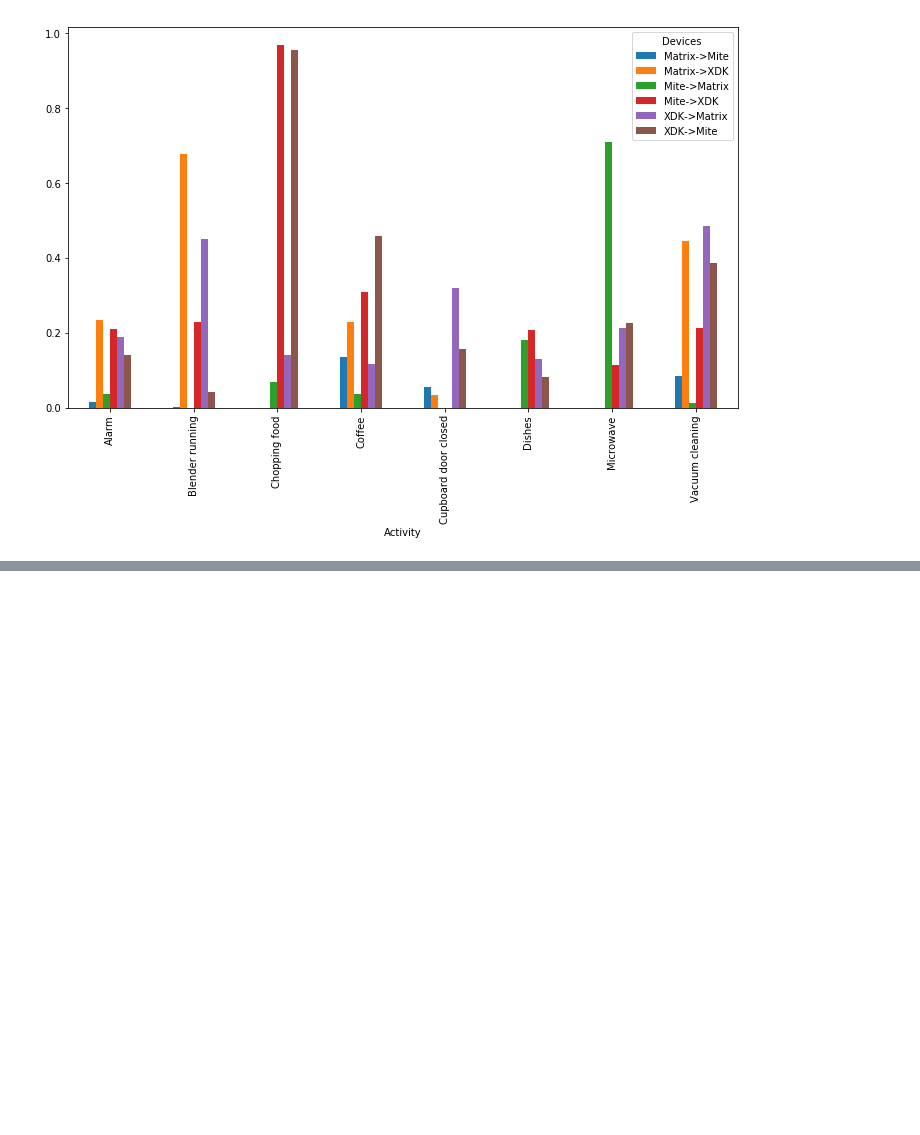
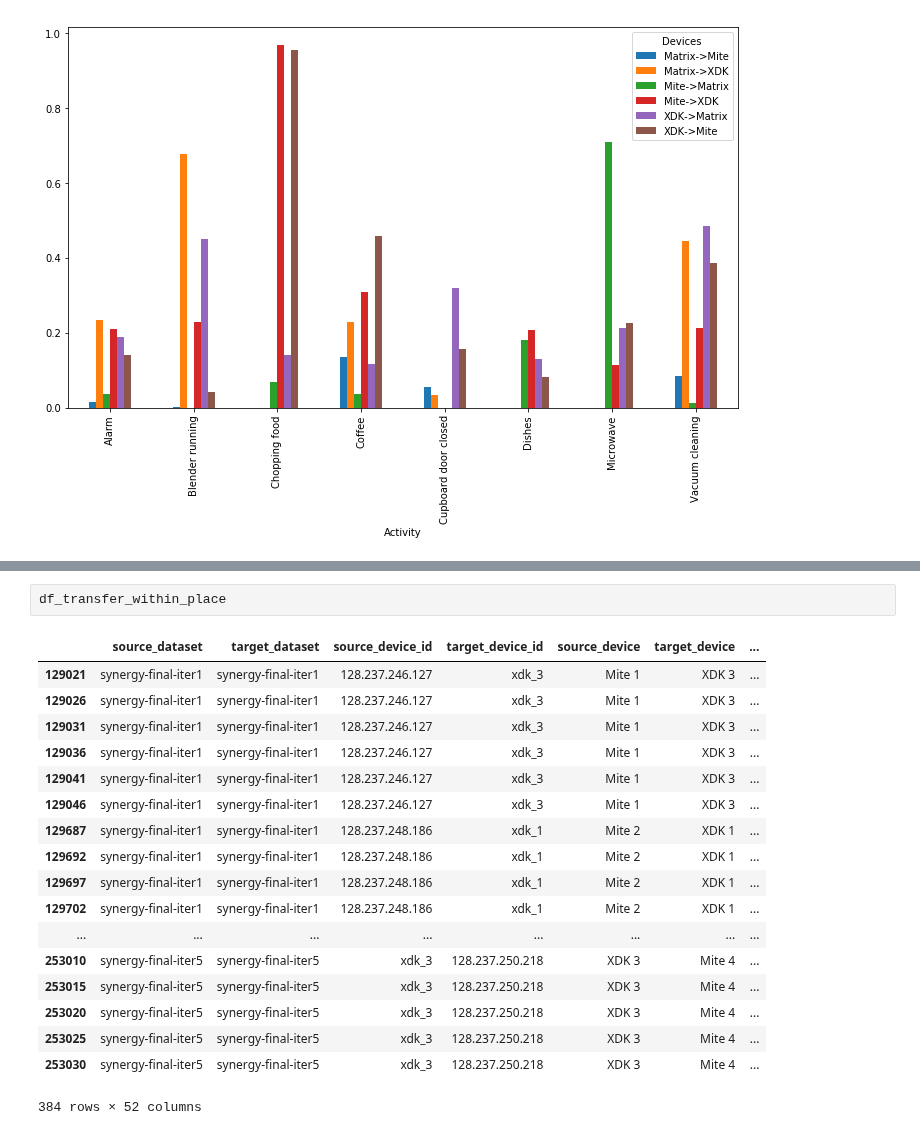
Before and after one commit to matus-tomlein/transfer-learning-playground, a Jupyter notebook: notebooks/single-activity-models/across-devices-analysis.ipynb, the cells around one changed output, grey strips where cells are left out. Saved outputs shown, nothing was run; the diff lists cells and outputs as text; blank space fills up the shorter version.

```diff
--- a/notebooks/single-activity-models/across-devices-analysis.ipynb
+++ b/notebooks/single-activity-models/across-devices-analysis.ipynb
@@ -437,0 +515,21 @@ df_transfer_within_place.pivot(index='Activity', columns='Devices', values=value
+# %%
+df_transfer_within_place
+# %% [output]
+|  | source_dataset | target_dataset | source_device_id | target_device_id | source_device | target_device | ... |
+| 129021 | synergy-final-iter1 | synergy-final-iter1 | 128.237.246.127 | xdk_3 | Mite 1 | XDK 3 | ... |
+| 129026 | synergy-final-iter1 | synergy-final-iter1 | 128.237.246.127 | xdk_3 | Mite 1 | XDK 3 | ... |
+| 129031 | synergy-final-iter1 | synergy-final-iter1 | 128.237.246.127 | xdk_3 | Mite 1 | XDK 3 | ... |
+| 129036 | synergy-final-iter1 | synergy-final-iter1 | 128.237.246.127 | xdk_3 | Mite 1 | XDK 3 | ... |
+| 129041 | synergy-final-iter1 | synergy-final-iter1 | 128.237.246.127 | xdk_3 | Mite 1 | XDK 3 | ... |
+| 129046 | synergy-final-iter1 | synergy-final-iter1 | 128.237.246.127 | xdk_3 | Mite 1 | XDK 3 | ... |
+| 129687 | synergy-final-iter1 | synergy-final-iter1 | 128.237.248.186 | xdk_1 | Mite 2 | XDK 1 | ... |
+| 129692 | synergy-final-iter1 | synergy-final-iter1 | 128.237.248.186 | xdk_1 | Mite 2 | XDK 1 | ... |
+| 129697 | synergy-final-iter1 | synergy-final-iter1 | 128.237.248.186 | xdk_1 | Mite 2 | XDK 1 | ... |
+| 129702 | synergy-final-iter1 | synergy-final-iter1 | 128.237.248.186 | xdk_1 | Mite 2 | XDK 1 | ... |
+| ... | ... | ... | ... | ... | ... | ... | ... |
+| 253010 | synergy-final-iter5 | synergy-final-iter5 | xdk_3 | 128.237.250.218 | XDK 3 | Mite 4 | ... |
+| 253015 | synergy-final-iter5 | synergy-final-iter5 | xdk_3 | 128.237.250.218 | XDK 3 | Mite 4 | ... |
+| 253020 | synergy-final-iter5 | synergy-final-iter5 | xdk_3 | 128.237.250.218 | XDK 3 | Mite 4 | ... |
+| 253025 | synergy-final-iter5 | synergy-final-iter5 | xdk_3 | 128.237.250.218 | XDK 3 | Mite 4 | ... |
+| 253030 | synergy-final-iter5 | synergy-final-iter5 | xdk_3 | 128.237.250.218 | XDK 3 | Mite 4 | ... |
+384 rows × 52 columns
```
Also changed, not shown: parts of 3 cells of this notebook, 50 other files.
